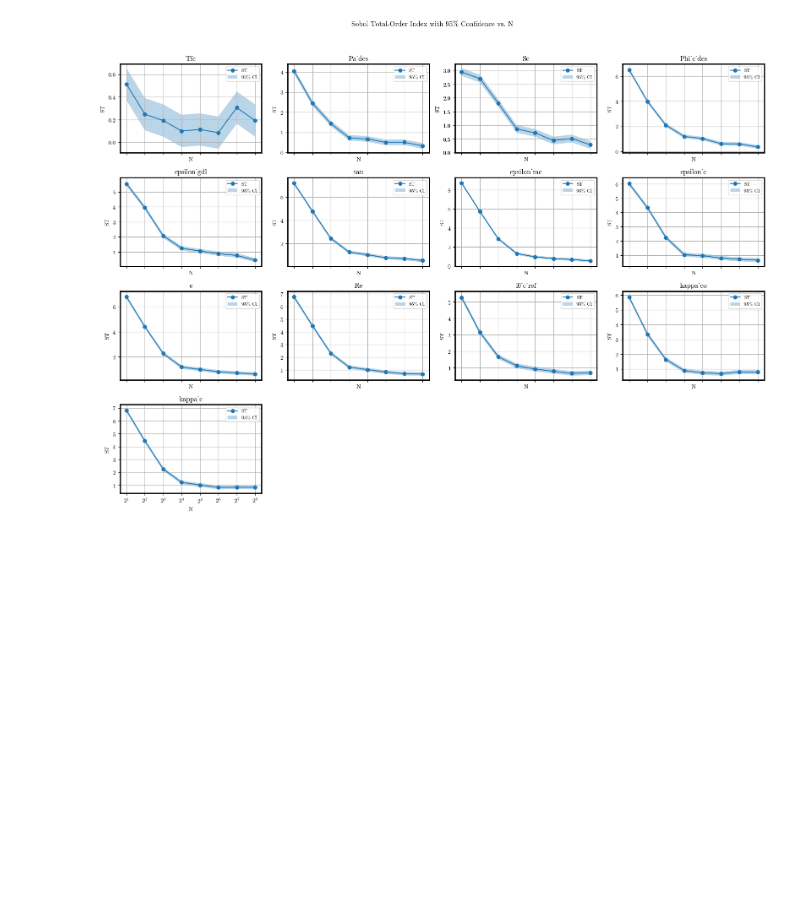
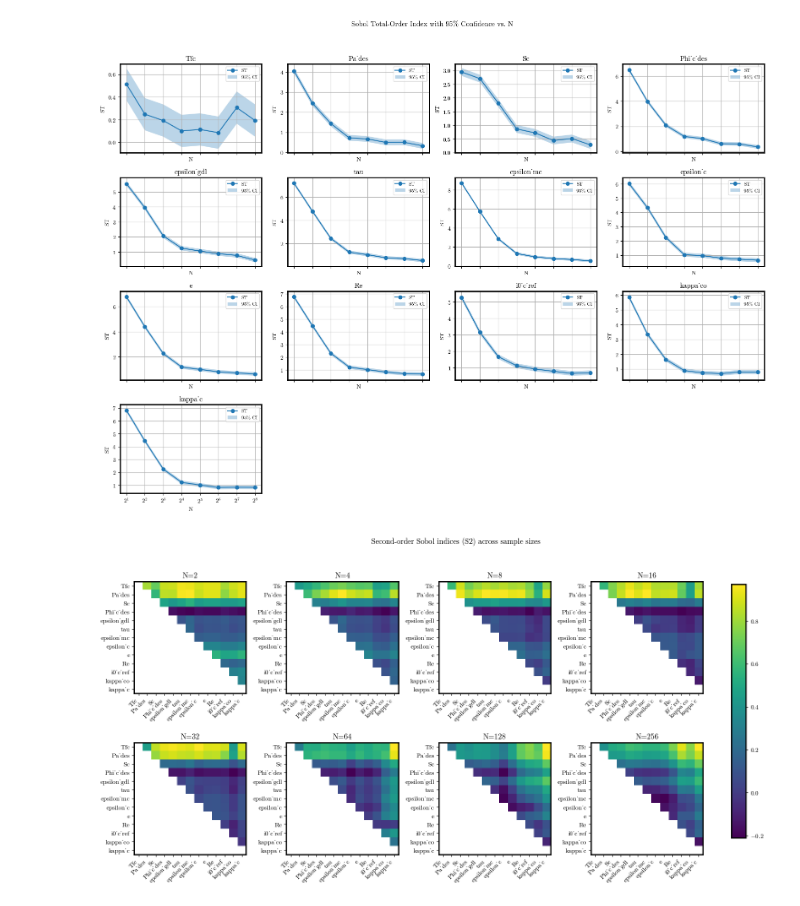
Before and after one commit to DejvisT/Sensitivity-Analysis-and-Surrogate-Modeling-of-PEM-Fuel-Cells, a Jupyter notebook: notebooks/01_sobol_sample.ipynb, the cells around one changed output. Drawn from its saved outputs; the diff is of its cells as text; code cells hidden in the pictures; blank space fills up the shorter version.

Commit message:
Adding plots for 2-way interactions

```diff
--- a/notebooks/01_sobol_sample.ipynb
+++ b/notebooks/01_sobol_sample.ipynb
@@ -382,3 +382,99 @@ Ns = [2,4,8,16,32,64,128, 256]
 plot_index_with_confidence(parameter_ranges, data, Ns)
 # %% [output]
 [figure]
+# %%
+import numpy as np
+import matplotlib.pyplot as plt
+
+def plot_all_sobol_s2(results, param_names=None, ncols=4, figsize_per_plot=(4, 4), cmap='viridis'):
+    """
+    Plot all second-order Sobol indices (S2) heatmaps from a list of Sobol results in a grid layout.
+
+    Parameters:
+        results (list of dict): each dict contains keys 'param', 'S2', and should include 'N' for sample size.
+        param_names (list of str, optional): common parameter names. If None, uses each entry's 'param'.
+        ncols (int): number of columns in the grid.
+        figsize_per_plot (tuple): width and height for each subplot in inches.
+        cmap (str): matplotlib colormap name.
+
+    Raises:
+        ValueError: if any entry lacks 'S2' data.
+    """
+    nplots = len(results)
+    if nplots == 0:
+        raise ValueError("No results to plot.")
+
+    # Determine grid size
+    nrows = int(np.ceil(nplots / ncols))
+    fig_width = figsize_per_plot[0] * ncols
+    fig_height = figsize_per_plot[1] * nrows
+    fig, axes = plt.subplots(nrows, ncols, figsize=(fig_width, fig_height), squeeze=False)
+
+    for idx, entry in enumerate(results):
+        row = idx // ncols
+        col = idx % ncols
+        ax = axes[row][col]
+
+        # Extract and validate S2 matrix
+        S2 = np.array(entry.get('S2', []))
+        if S2.size == 0:
+            raise ValueError(f"Entry at index {idx} has no 'S2'")
+
+        # Determine parameter names
+        names = param_names or entry.get('param')
+        if names is None:
+            n = S2.shape[0]
+            names = [f'x{i}' for i in range(n)]
+
+        # Reshape if needed
+        n = len(names)
+        if S2.shape != (n, n):
+            try:
+                S2 = S2.reshape((n, n))
+            except Exception:
+                raise ValueError(f"Cannot reshape S2 of shape {S2.shape} into ({n},{n})")
+
+        # Plot heatmap on subplot
+        cax = ax.imshow(S2, interpolation='nearest', cmap=cmap)
+        ax.set_xticks(np.arange(n))
+        ax.set_yticks(np.arange(n))
+        ax.set_xticklabels(names, rotation=45, ha='right')
+        ax.set_yticklabels(names)
+
+        # Title using sample size N
+        if 'N' in entry:
+            ax.set_title(f"N={entry['N']}")
+        else:
+            ax.set_title(f"Run {idx}")
+
+    # Hide unused subplots
+    for idx in range(nplots, nrows * ncols):
+        row = idx // ncols
+        col = idx % ncols
+        axes[row][col].axis('off')
+
+    # Add colorbar
+    fig.subplots_adjust(right=0.85)
+    cbar_ax = fig.add_axes([0.88, 0.15, 0.02, 0.7])
+    fig.colorbar(cax, cax=cbar_ax)
+    fig.suptitle('Second-order Sobol indices (S2) across sample sizes')
+    plt.tight_layout(rect=[0, 0, 0.85, 0.95])
+    plt.show()
+
+
+results = []
+for N in Ns:
+    SA = SensitivityAnalyzer(parameter_ranges, dependent_parameter_names=None, method='sobol', seed=42, N=N , calculate_second_order=True)
+    samples = SA.generate_samples()
+    cols = list(samples.columns)
+    cols.append('Ucell')
+    cols.append('ifc')
+    results.append(SA.run_analysis(data[cols][:len(samples)], "fPCA")[0])
+
+# Ensure each result dict includes 'N' key before plotting:
+for i, N in enumerate(Ns):
+     results[i]['N'] = N
+# Example usage:
+plot_all_sobol_s2(results)
+# %% [output]
+[figure, added]
```
Also changed, not shown: parts of 3 cells of this notebook, 1 other file.
